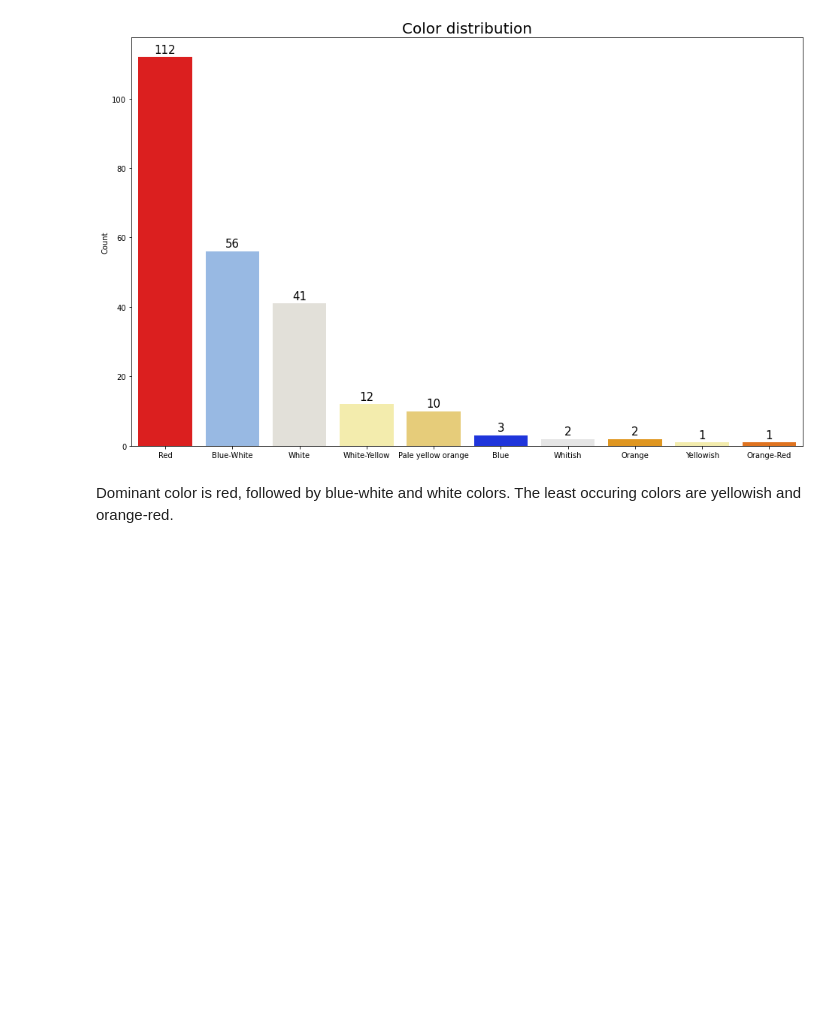
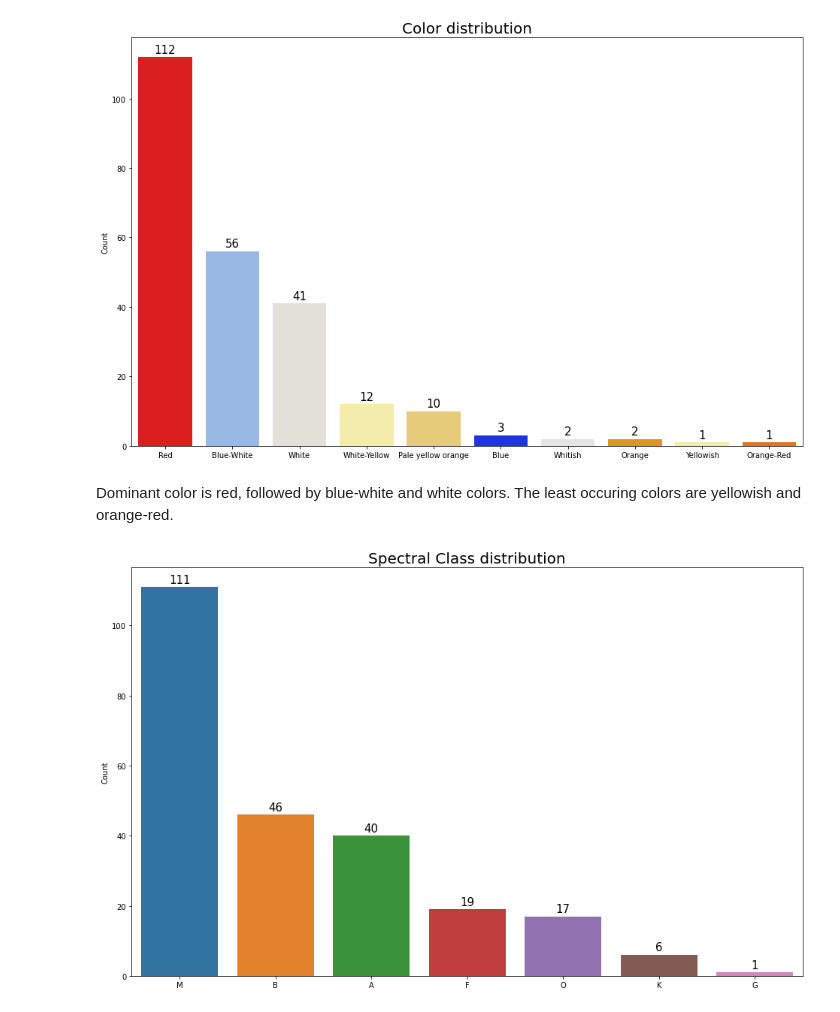
Before and after one commit to krystian-kopaniarz/star-types-analysis, a Jupyter notebook: Projekt.ipynb, the cells around one changed output. Drawn from its saved outputs; the diff is of its cells as text; code cells hidden in the pictures; blank space fills up the shorter version.

```diff
--- a/Projekt.ipynb
+++ b/Projekt.ipynb
@@ -186,3 +190,18 @@ plt.show()
 [figure]
 # %% [markdown]
 Dominant color is red, followed by blue-white and white colors. The least occuring colors are yellowish and orange-red.
+# %%
+plt.figure(figsize = (16, 10))
+splot = sns.barplot(x = df['Spectral_Class'].unique(), y = df['Spectral_Class'].value_counts())
+plt.title('Spectral Class distribution', fontsize = 20)
+plt.ylabel('Count')
+for p in splot.patches:
+    splot.annotate(format(round(p.get_height())),
+                   (p.get_x() + p.get_width() / 2., p.get_height()),
+                   ha = 'center', va = 'center',
+                   size=15,
+                   xytext = (0, 10),
+                   textcoords = 'offset points')
+plt.show()
+# %% [output]
+[figure, added]
```
Also changed, not shown: parts of 10 cells of this notebook.
